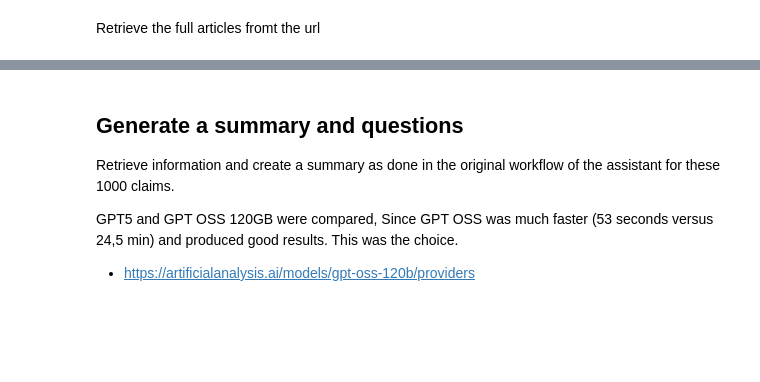
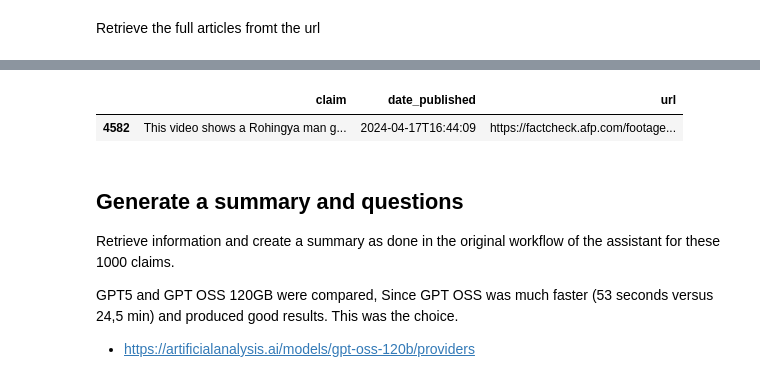
Before and after one commit to bcruijsberg/finetuningSocratic, a Jupyter notebook: Create_finetune_data.ipynb, the cells around one changed output, grey strips where cells are left out. Cells and saved outputs as stored; diff of their text form; code cells hidden in the pictures; blank space fills up the shorter version.

```diff
--- a/Create_finetune_data.ipynb
+++ b/Create_finetune_data.ipynb
@@ -51,3 +53,9 @@ factors_sample_df.head(10)
+# %%
+subset = factors_sample_df.iloc[1823:1824]
+subset
+# %% [output]
+|  | claim | date_published | url |
+| 4582 | This video shows a Rohingya man g... | 2024-04-17T16:44:09 | https://factcheck.afp.com/footage... |
 # %% [markdown]
 ## Generate a summary and questions
 Retrieve information and create a summary as done in the original workflow of the assistant for these 1000 claims.
```
Also changed, not shown: parts of 3 cells of this notebook, 5 other files.
